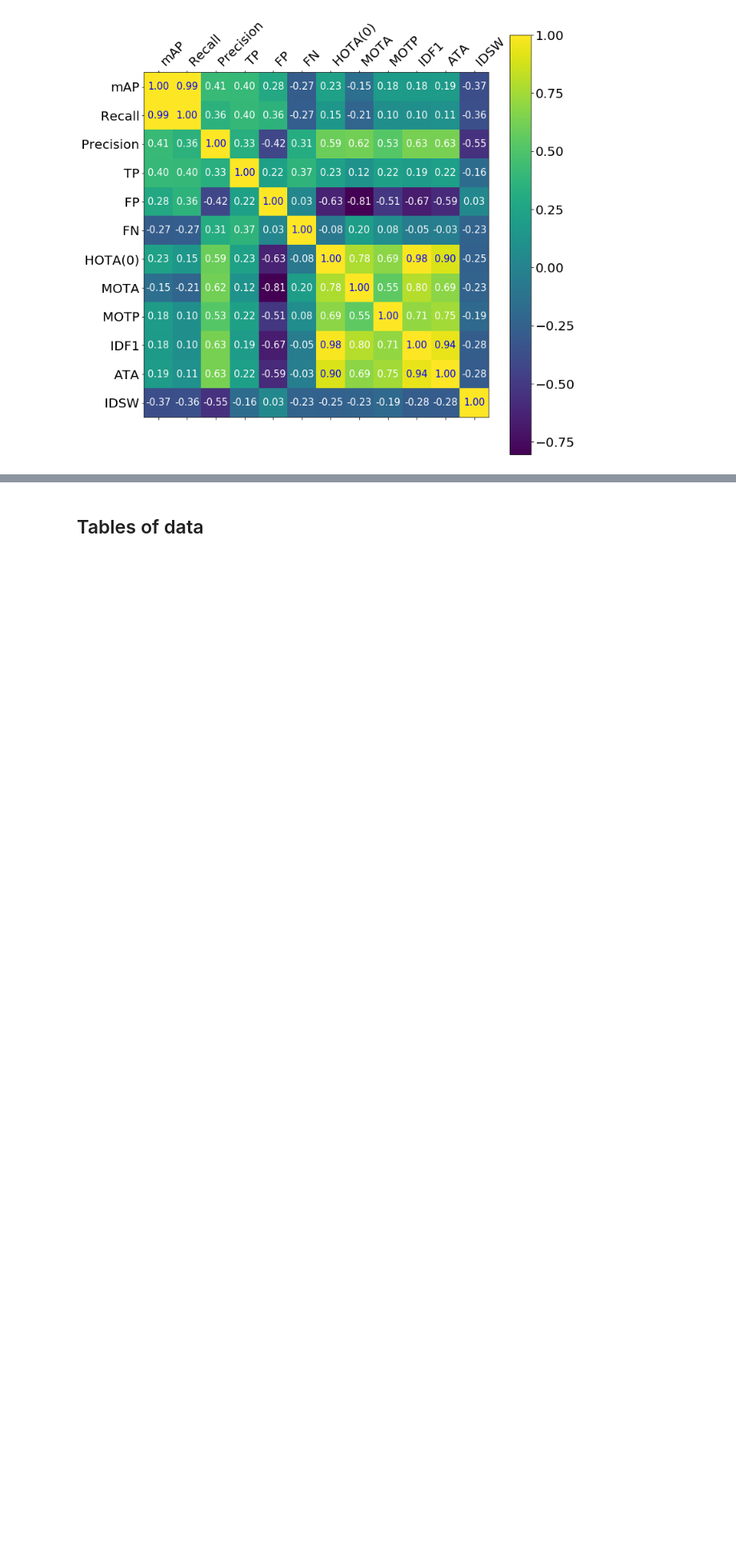
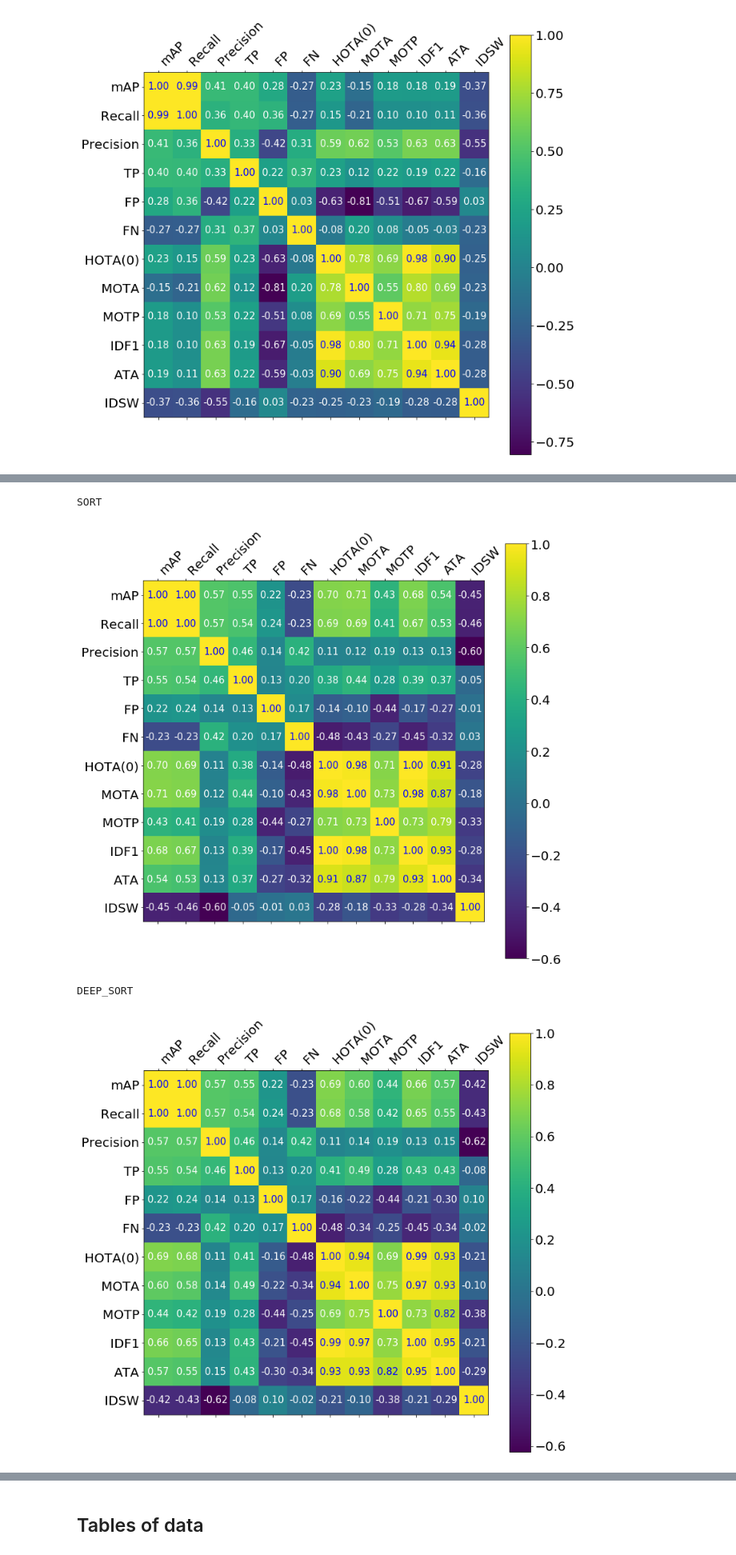
Before and after one commit to JorgeMunnozAguado/MOT-experimental-framework, a Jupyter notebook: analysis/Comparison.ipynb, the cells around one changed output, grey strips where cells are left out. Shown at 80% size. Drawn from its saved outputs; the diff is of its cells as text; code cells hidden in the pictures; blank space fills up the shorter version.

```diff
--- a/analysis/Comparison.ipynb
+++ b/analysis/Comparison.ipynb
@@ -37,3 +34,17 @@ tb = aux.select_list(tb, ['sort', 'deep_sort', 'sst', 'uma'], ['gt', 'public', '
+# %%
+tb_20 = aux.select_list(tb_20, ['sort', 'deep_sort', 'sst', 'uma'], ['gt', 'public', 'faster_rcnn', 'faster_rcnn-fine-tune', 'faster_rcnn-mod-1', 'faster_rcnn-mod-2', 'faster_rcnn-mod-3', 'faster_rcnn-mod-4'])
+tb_17 = aux.select_list(tb_17, ['sort', 'deep_sort', 'sst', 'uma'], ['gt', 'public', 'faster_rcnn', 'faster_rcnn-fine-tune', 'faster_rcnn-mod-1', 'faster_rcnn-mod-2', 'faster_rcnn-mod-3', 'faster_rcnn-mod-4'])
+tb = aux.select_list(tb, ['sort', 'deep_sort', 'sst', 'uma'], ['gt', 'public', 'faster_rcnn', 'faster_rcnn-fine-tune', 'faster_rcnn-mod-1', 'faster_rcnn-mod-2', 'faster_rcnn-mod-3', 'faster_rcnn-mod-4'])
+
+tb_20_sort      = aux.select_list(tb_20, ['sort'], ['gt', 'public', 'faster_rcnn', 'faster_rcnn-fine-tune', 'faster_rcnn-mod-1', 'faster_rcnn-mod-2', 'faster_rcnn-mod-3', 'faster_rcnn-mod-4'])
+tb_20_deep_sort = aux.select_list(tb_20, ['deep_sort'], ['gt', 'public', 'faster_rcnn', 'faster_rcnn-fine-tune', 'faster_rcnn-mod-1', 'faster_rcnn-mod-2', 'faster_rcnn-mod-3', 'faster_rcnn-mod-4'])
+tb_20_sst       = aux.select_list(tb_20, ['sst'], ['gt', 'public', 'faster_rcnn', 'faster_rcnn-fine-tune', 'faster_rcnn-mod-1', 'faster_rcnn-mod-2', 'faster_rcnn-mod-3', 'faster_rcnn-mod-4'])
+tb_20_uma       = aux.select_list(tb_20, ['uma'], ['gt', 'public', 'faster_rcnn', 'faster_rcnn-fine-tune', 'faster_rcnn-mod-1', 'faster_rcnn-mod-2', 'faster_rcnn-mod-3', 'faster_rcnn-mod-4'])
+
+tb_17_sort      = aux.select_list(tb_20, ['sort'], ['gt', 'public', 'faster_rcnn', 'faster_rcnn-fine-tune', 'faster_rcnn-mod-1', 'faster_rcnn-mod-2', 'faster_rcnn-mod-3', 'faster_rcnn-mod-4'])
+tb_17_deep_sort = aux.select_list(tb_20, ['deep_sort'], ['gt', 'public', 'faster_rcnn', 'faster_rcnn-fine-tune', 'faster_rcnn-mod-1', 'faster_rcnn-mod-2', 'faster_rcnn-mod-3', 'faster_rcnn-mod-4'])
+tb_17_sst       = aux.select_list(tb_20, ['sst'], ['gt', 'public', 'faster_rcnn', 'faster_rcnn-fine-tune', 'faster_rcnn-mod-1', 'faster_rcnn-mod-2', 'faster_rcnn-mod-3', 'faster_rcnn-mod-4'])
+tb_17_uma       = aux.select_list(tb_20, ['uma'], ['gt', 'public', 'faster_rcnn', 'faster_rcnn-fine-tune', 'faster_rcnn-mod-1', 'faster_rcnn-mod-2', 'faster_rcnn-mod-3', 'faster_rcnn-mod-4'])
 # %% [markdown]
 ## Comparing detector and tracker outputs
 
@@ -89,0 +105,4 @@ aux.plot_matrix(result_m, metrics)
+# %%
+result_m = aux.correlation_metrics(tb_17, metrics)
+
+aux.plot_matrix(result_m, metrics)
@@ -90,9 +111,9 @@ aux.plot_matrix(result_m, metrics)
 # %% [markdown]
 ## Matrix for each tracker
 # %%
-for trk in tb['Tracker'].unique():
+for trk in tb_17['Tracker'].unique():
 
-    tb_search = aux.search(tb, trk)
+    tb_search = aux.search(tb_17, trk)
     result_m = aux.correlation_metrics(tb_search, metrics)
 
     print(trk.upper())
@@ -109,0 +139,14 @@ UMA
+# %%
+for trk in tb_20['Tracker'].unique():
+
+    tb_search = aux.search(tb_20, trk)
+    result_m = aux.correlation_metrics(tb_search, metrics)
+
+    print(trk.upper())
+
+    aux.plot_matrix(result_m, metrics)
+# %% [output]
+SORT
+[figure, added]
+DEEP_SORT
+[figure, added]
```
Also changed, not shown: parts of 9 cells of this notebook.
